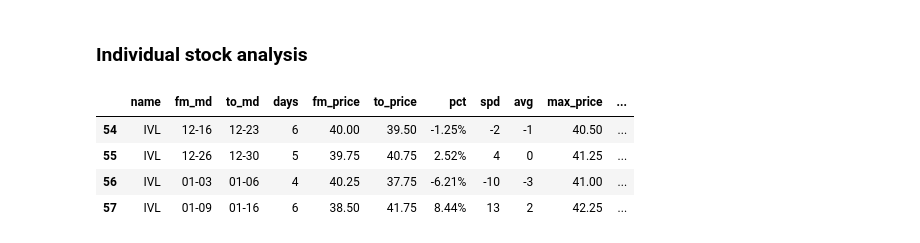
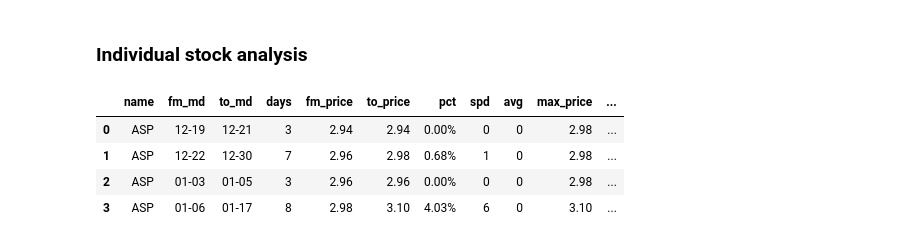
Before and after one commit to santimcs/A7, a Jupyter notebook: Daily/240 - Summary Sales Analysis.ipynb, the cells around one changed output. Drawn from its saved outputs; the diff is of its cells as text; code cells hidden in the pictures.

```diff
--- a/Daily/240 - Summary Sales Analysis.ipynb
+++ b/Daily/240 - Summary Sales Analysis.ipynb
@@ -267,14 +241,14 @@ df.groupby('trend').days.agg(['max', 'count', 'median', 'mean'])
 # %% [markdown]
 ### Individual stock analysis
 # %%
-name = 'IVL'
+name = 'ASP'
 df.query('name == @name')[cols].style.format(format_dict)
 # %% [output]
 |  | name | fm_md | to_md | days | fm_price | to_price | pct | spd | avg | max_price | ... |
-| 54 | IVL | 12-16 | 12-23 | 6 | 40.00 | 39.50 | -1.25% | -2 | -1 | 40.50 | ... |
-| 55 | IVL | 12-26 | 12-30 | 5 | 39.75 | 40.75 | 2.52% | 4 | 0 | 41.25 | ... |
-| 56 | IVL | 01-03 | 01-06 | 4 | 40.25 | 37.75 | -6.21% | -10 | -3 | 41.00 | ... |
-| 57 | IVL | 01-09 | 01-16 | 6 | 38.50 | 41.75 | 8.44% | 13 | 2 | 42.25 | ... |
+| 0 | ASP | 12-19 | 12-21 | 3 | 2.94 | 2.94 | 0.00% | 0 | 0 | 2.98 | ... |
+| 1 | ASP | 12-22 | 12-30 | 7 | 2.96 | 2.98 | 0.68% | 1 | 0 | 2.98 | ... |
+| 2 | ASP | 01-03 | 01-05 | 3 | 2.96 | 2.96 | 0.00% | 0 | 0 | 2.98 | ... |
+| 3 | ASP | 01-06 | 01-17 | 8 | 2.98 | 3.10 | 4.03% | 6 | 0 | 3.10 | ... |
 # %%
 df_tmp = price.query('name == @name')
 df_tmp.describe().round(2)
```
Also changed, not shown: parts of 27 cells of this notebook, 30 other files.
